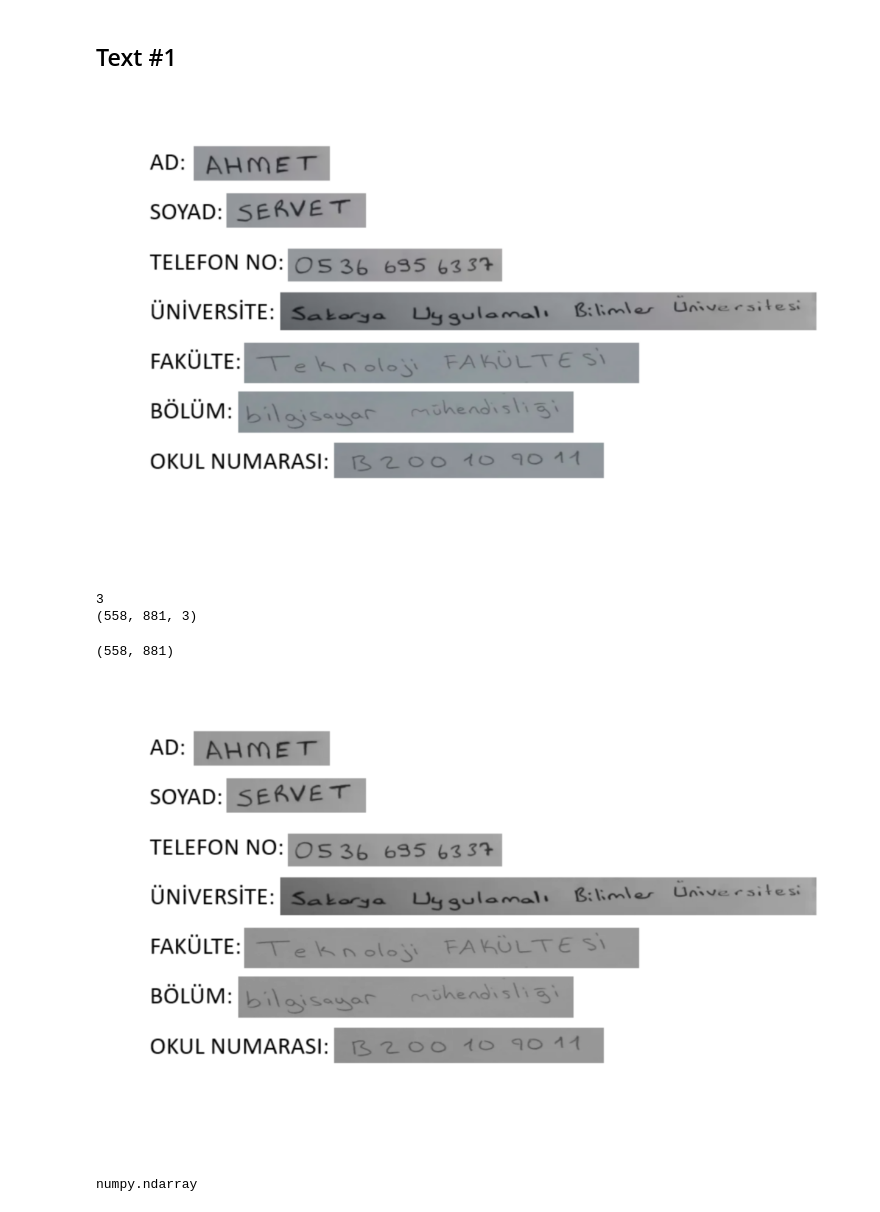
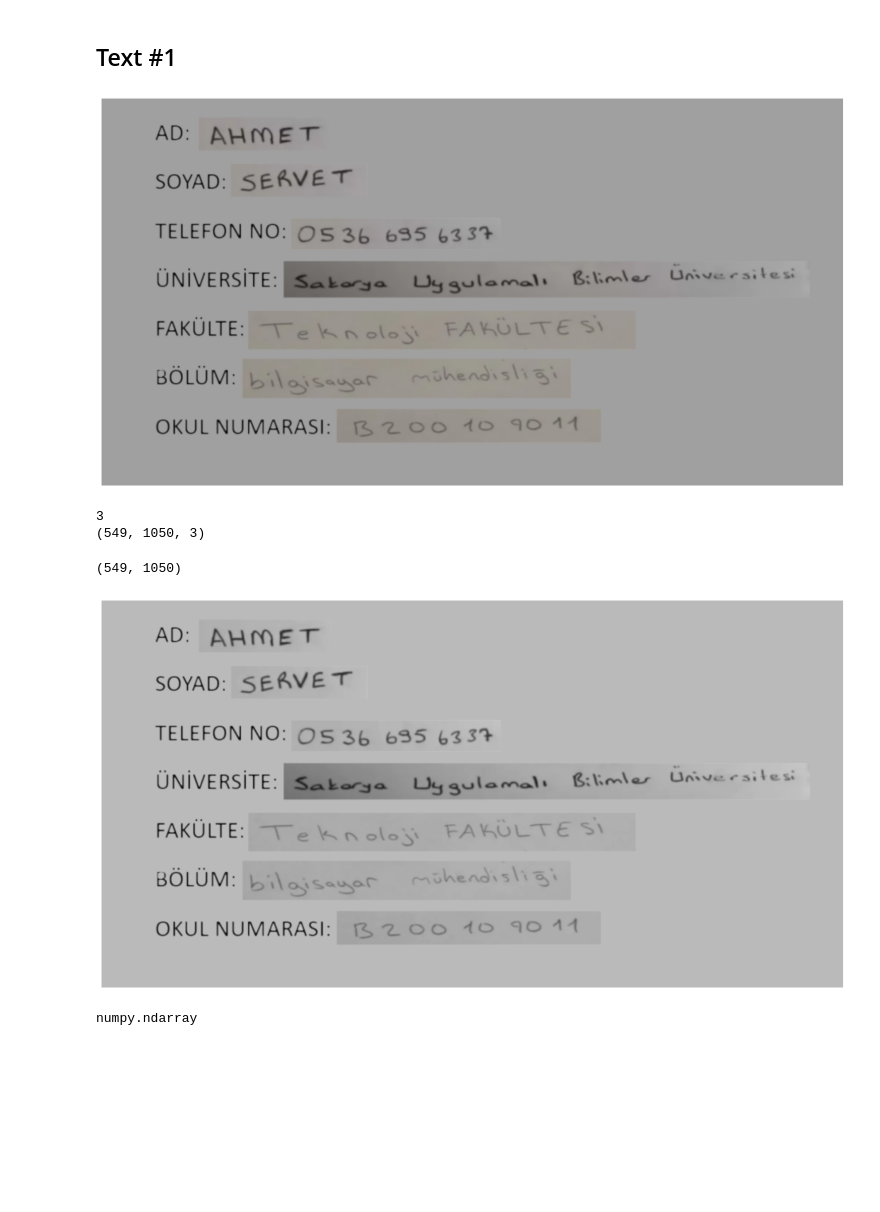
Before and after one commit to havvabzkrtt/El_Yazisini_Dijitale_Ceviren_Web_Uygulamasi, a Jupyter notebook: notebooks/text_line_segmentation.ipynb, the cells around one changed output. Saved outputs shown, nothing was run; the diff lists cells and outputs as text; code cells hidden in the pictures; blank space fills up the shorter version.

```diff
--- a/notebooks/text_line_segmentation.ipynb
+++ b/notebooks/text_line_segmentation.ipynb
@@ -57,25 +55,32 @@ Scale space technique for word segmentation proposed by R. Manmatha: http://ciir
 ## Text #1
 # %%
 # read image, prepare it by resizing it to fixed height and converting it to grayscale
-img1 = cv2.imread('input/form_sablon1.png')
+# img1 = cv2.imread("./sablon_form/form_sablon3.png", cv2.IMREAD_GRAYSCALE)
+img1 = cv2.imread("form_sablon4.png")
+
+if img1 is None:
+    print("Dosya okunamadı. Lütfen dosyanın mevcut olduğundan ve uygun bir görüntü formatında olduğundan emin olun.")
+else:
+    img1 = img1.astype(np.uint8)
 showImg(img1, cmap='gray')
+# plt.imshow(img1)
 # %% [output]
-[figure, old version]
+[figure, new version]
 # %%
 print(img1.ndim)
 print(img1.shape)
 # %% [output]
 3
-(558, 881, 3)
+(549, 1050, 3)
 # %%
 img2 = cv2.cvtColor(img1, cv2.COLOR_BGR2GRAY)
 print(img2.shape)
 # %% [output]
-(558, 881)
+(549, 1050)
 # %%
 showImg(img2, cmap='gray')
 # %% [output]
-[figure, old version]
+[figure, new version]
 # %%
 type(img2)
 # %% [output]
```
Also changed, not shown: parts of 17 cells of this notebook, 24 other files.
